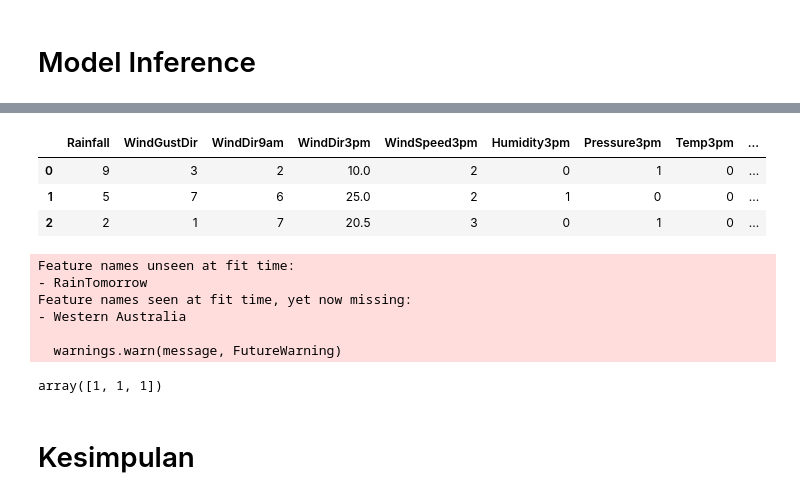
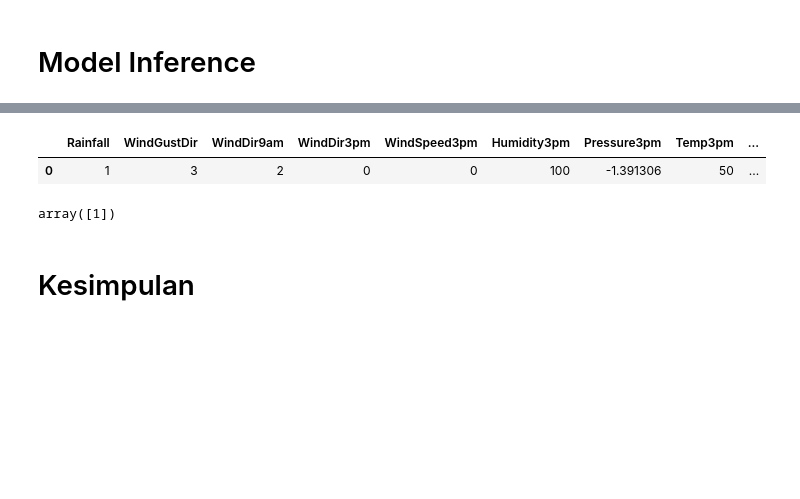
Before and after one commit to tassyirifiyya/ProjectHacktiv8-Kelp1, a Jupyter notebook: PYTN_KampusMerdeka_FP2_Hacktiv8.ipynb, the cells around one changed output, grey strips where cells are left out. Cells and saved outputs as stored; diff of their text form; code cells hidden in the pictures; blank space fills up the shorter version.

```diff
--- a/PYTN_KampusMerdeka_FP2_Hacktiv8.ipynb
+++ b/PYTN_KampusMerdeka_FP2_Hacktiv8.ipynb
@@ -1539,26 +1529,19 @@ array([1, 1, 1])
-# %%
-test2 = {'Rainfall':[9,5,2], 'WindGustDir':[3,7,1], 'WindDir9am':[2,6,7], 'WindDir3pm':[10, 25, 20.5], 'WindSpeed3pm':[2, 2, 3],
-          'Humidity3pm':[0, 1, 0], 'Pressure3pm':[1, 0, 1], 'Temp3pm':[0, 0, 0], 'RainToday':[0, 0, 0],
-          'RainTomorrow':[0, 0, 0], 'Australian Capital Territory':[0, 0, 0], 'Northern Territory':[0, 0, 0], 'Queensland':[0, 1, 0],
-          'South Australia':[0, 0, 0], 'Tasmania':[0, 0, 0], 'Victoria':[1,0,1]}
-test2 = pd.DataFrame(test2)
-test2
-# %% [output]
-|  | Rainfall | WindGustDir | WindDir9am | WindDir3pm | WindSpeed3pm | Humidity3pm | Pressure3pm | Temp3pm | ... |
-| 0 | 9 | 3 | 2 | 10.0 | 2 | 0 | 1 | 0 | ... |
-| 1 | 5 | 7 | 6 | 25.0 | 2 | 1 | 0 | 0 | ... |
-| 2 | 2 | 1 | 7 | 20.5 | 3 | 0 | 1 | 0 | ... |
-# %%
-pred2 = svc.predict(test2)
-pred2
-# %% [output]
-Feature names unseen at fit time:
-- RainTomorrow
-Feature names seen at fit time, yet now missing:
-- Western Australia
-
-  warnings.warn(message, FutureWarning)
-array([1, 1, 1])
+# %%
+test2 = {'Rainfall':[1], 'WindGustDir':[3], 'WindDir9am':[2], 'WindDir3pm':[0], 'WindSpeed3pm':[0],
+          'Humidity3pm':[100], 'Pressure3pm':[-1.391306], 'Temp3pm':[50], 'RainToday':[0],
+        'Australian Capital Territory':[0], 'Northern Territory':[0], 'Queensland':[0],
+          'South Australia':[0], 'Tasmania':[0], 'Victoria':[0],
+          'Western Australia':[1]}
+test2 = pd.DataFrame(test2)
+test2
+# %% [output]
+|  | Rainfall | WindGustDir | WindDir9am | WindDir3pm | WindSpeed3pm | Humidity3pm | Pressure3pm | Temp3pm | ... |
+| 0 | 1 | 3 | 2 | 0 | 0 | 100 | -1.391306 | 50 | ... |
+# %%
+pred2 = svc.predict(test2)
+pred2
+# %% [output]
+array([1])
 # %% [markdown]
 # Kesimpulan
 # %% [markdown]
```
Also changed, not shown: parts of 5 cells of this notebook.
